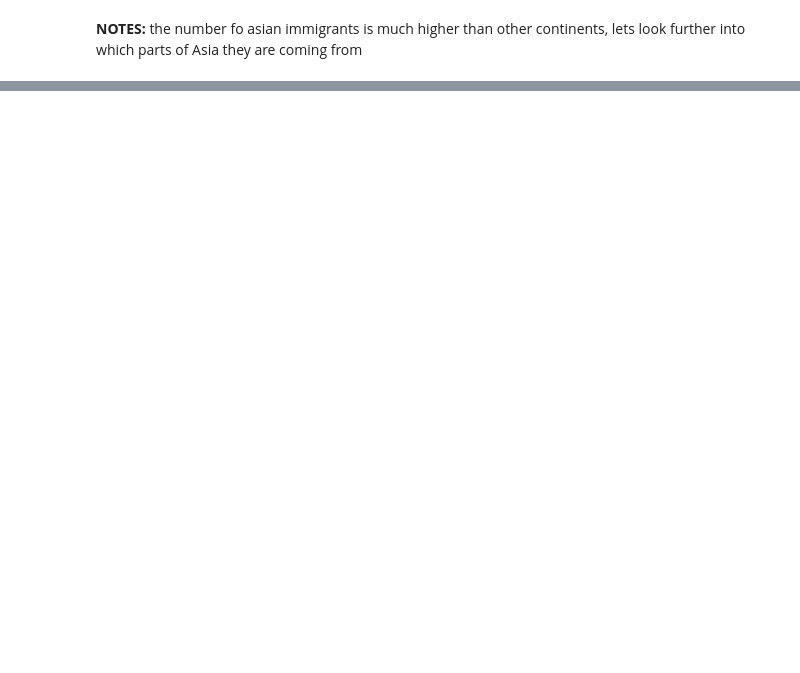
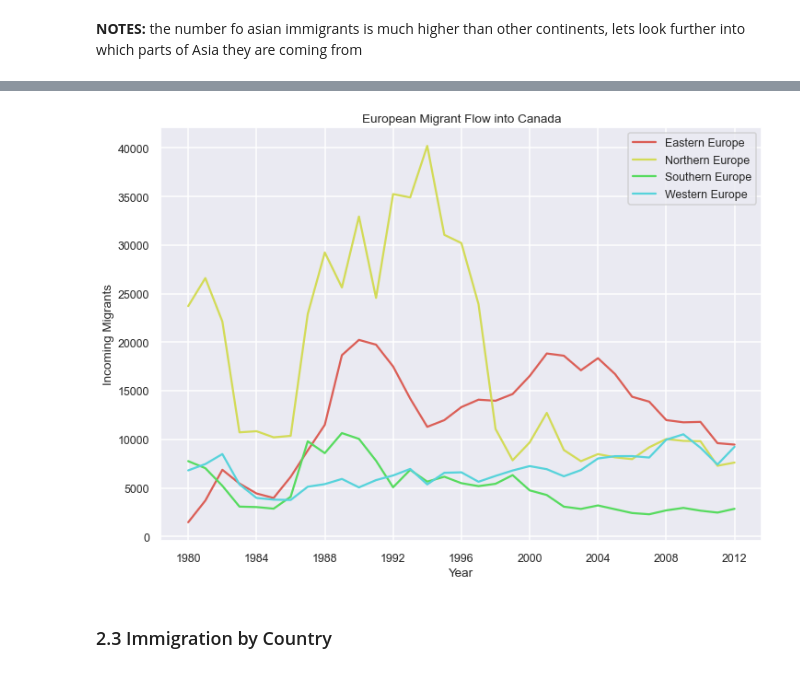
Before and after one commit to ayliahfani/Canadian-Immigration-Trends, a Jupyter notebook: VA Coursework.ipynb, the cells around one changed output, grey strips where cells are left out. Saved outputs shown, nothing was run; the diff lists cells and outputs as text; code cells hidden in the pictures; blank space fills up the shorter version.

```diff
--- a/VA Coursework.ipynb
+++ b/VA Coursework.ipynb
@@ -316,0 +363,12 @@ plt.legend(['Central Asia','Eastern Asia','South-Eastern Asia','Southern Asia','
+# %%
+sns.lineplot(data=df_regions, x='Year',y='Eastern Europe');
+sns.lineplot(data=df_regions, x='Year',y='Northern Europe');
+sns.lineplot(data=df_regions, x='Year',y='Southern Europe');
+sns.lineplot(data=df_regions, x='Year',y='Western Europe');
+plt.title('European Migrant Flow into Canada');
+plt.ylabel('Incoming Migrants');
+plt.legend(['Eastern Europe','Northern Europe','Southern Europe','Western Europe']);
+# %% [output]
+[figure, added]
+# %% [markdown]
+### 2.3 Immigration by Country
```
Also changed, not shown: parts of 32 cells of this notebook.
